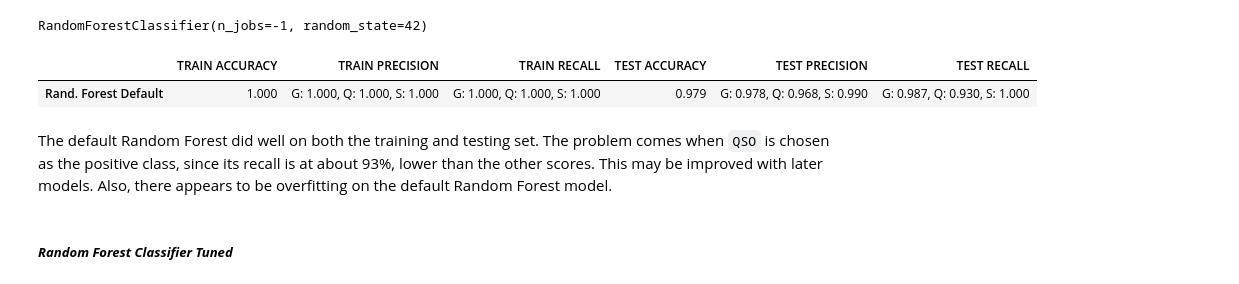
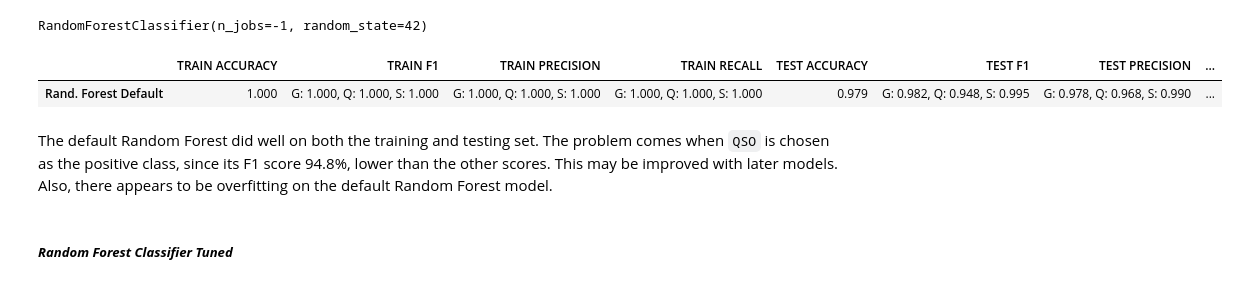
Before and after one commit to john-a-dixon/stellar-object-classification, a Jupyter notebook: stellar.ipynb, the cells around one changed output. Saved outputs shown, nothing was run; the diff lists cells and outputs as text; code cells hidden in the pictures.

```diff
--- a/stellar.ipynb
+++ b/stellar.ipynb
@@ -77,11 +77,18 @@ def format_for_df(keys, values):
 
 def metrics(train_y_true, train_y_pred, test_y_true, test_y_pred, name, labels=["GALAXY", "QSO", "STAR"]):
    # Create a metrics_df to hold the metrics
-   metrics_df = pd.DataFrame(columns=["TRAIN ACCURACY", "TRAIN PRECISION", "TRAIN RECALL", "TEST ACCURACY", "TEST PRECISION", "TEST RECALL"])
+   metrics_df = pd.DataFrame(columns=["TRAIN ACCURACY", "TRAIN F1", "TRAIN PRECISION", "TRAIN RECALL", "TEST ACCURACY", "TEST F1", "TEST PRECISION", "TEST RECALL"])
 
    # Get the accuracy score
    train_accuracy = f"{accuracy_score(train_y_true, train_y_pred):.3f}"
    test_accuracy = f"{accuracy_score(test_y_true, test_y_pred):.3f}"
+
+   # Get the F1 scores per class when each is chosen as a positive class
+   train_f1s = f1_score(train_y_true, train_y_pred, labels=labels, average=None)
+   test_f1s = f1_score(test_y_true, test_y_pred, labels=labels, average=None)
+   # Modify the format of the F1 scores so they are easier to read and compare in the future
+   train_f1s = format_for_df(labels, np.round(train_f1s, 3))
+   test_f1s = format_for_df(labels, np.round(test_f1s, 3))
 
    # Get the precision scores per class when each is chosen as a positive class
    train_precisions = precision_score(train_y_true, train_y_pred, labels=labels, average=None)
@@ -98,7 +105,7 @@ def metrics(train_y_true, train_y_pred, test_y_true, test_y_pred, name, labels=[
    test_recalls = format_for_df(labels, np.round(test_recalls, 3))
 
    # Add the metrics to the metrics_df
-   metrics_df.loc[name] = [train_accuracy, train_precisions, train_recalls, test_accuracy, test_precisions, test_recalls]
+   metrics_df.loc[name] = [train_accuracy, train_f1s, train_precisions, train_recalls, test_accuracy, test_f1s, test_precisions, test_recalls]
 
    # Return the metrics_df
    return metrics_df
@@ -422,18 +429,18 @@ RandomForestClassifier(n_jobs=-1, random_state=42)
 # %%
 # Get the current model metrics
 current_metrics =  metrics(y_train,
                            rfc_default.predict(X_train),
                            y_test,
                            rfc_default.predict(X_test),
                            "Rand. Forest Default")
 # Add the current model metrics to the metrics df
 metrics_df = pd.concat([metrics_df, current_metrics])
-metrics_df.sort_values(by=["TEST ACCURACY"], ascending=False)
+metrics_df.sort_values(by=["TEST ACCURACY", "TEST F1"], ascending=False)
 # %% [output]
-|  | TRAIN ACCURACY | TRAIN PRECISION | TRAIN RECALL | TEST ACCURACY | TEST PRECISION | TEST RECALL |
-| Rand. Forest Default | 1.000 | G: 1.000, Q: 1.000, S: 1.000 | G: 1.000, Q: 1.000, S: 1.000 | 0.979 | G: 0.978, Q: 0.968, S: 0.990 | G: 0.987, Q: 0.930, S: 1.000 |
+|  | TRAIN ACCURACY | TRAIN F1 | TRAIN PRECISION | TRAIN RECALL | TEST ACCURACY | TEST F1 | TEST PRECISION | ... |
+| Rand. Forest Default | 1.000 | G: 1.000, Q: 1.000, S: 1.000 | G: 1.000, Q: 1.000, S: 1.000 | G: 1.000, Q: 1.000, S: 1.000 | 0.979 | G: 0.982, Q: 0.948, S: 0.995 | G: 0.978, Q: 0.968, S: 0.990 | ... |
 # %% [markdown]
-The default Random Forest did well on both the training and testing set. The problem comes when `QSO` is chosen as the positive class, since its recall is at about 93%, lower than the other scores. This may be improved with later models. Also, there appears to be overfitting on the default Random Forest model.
+The default Random Forest did well on both the training and testing set. The problem comes when `QSO` is chosen as the positive class, since its F1 score 94.8%, lower than the other scores. This may be improved with later models. Also, there appears to be overfitting on the default Random Forest model.
 # %% [markdown]
 ##### **_Random Forest Classifier Tuned_**
 # %%
```
Also changed, not shown: parts of 15 cells of this notebook.
